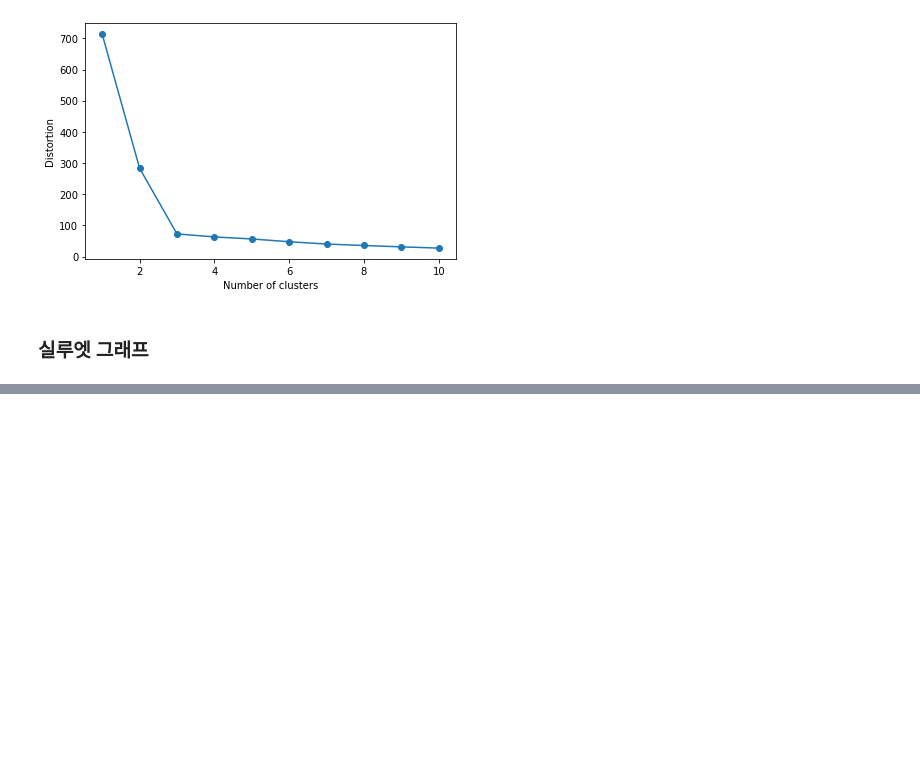
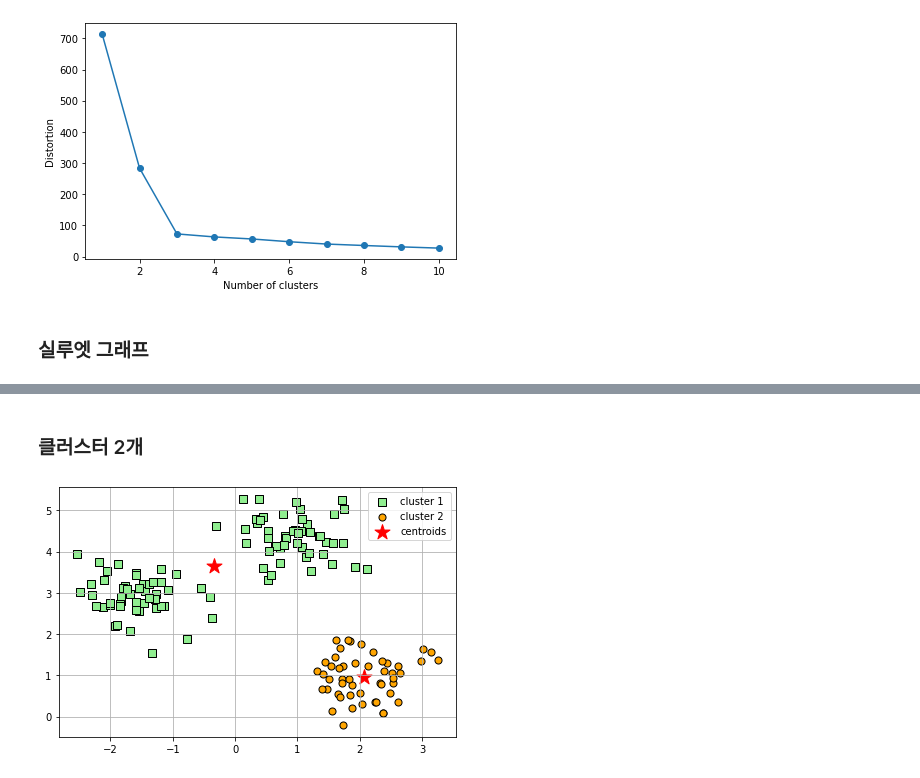
Before and after one commit to updaun/PythonBasic, a Jupyter notebook: jupyter_notebooks/AI_Military_Academy/K_means_example.ipynb, the cells around one changed output, grey strips where cells are left out. Cells and saved outputs as stored; diff of their text form; code cells hidden in the pictures; blank space fills up the shorter version.

```diff
--- a/jupyter_notebooks/AI_Military_Academy/K_mean_example.ipynb
+++ b/jupyter_notebooks/AI_Military_Academy/K_means_example.ipynb
@@ -106,0 +151,34 @@ silhouette_vals = silhouette_samples(X, y_km, metric='euclidean')
+# %% [markdown]
+### 클러스터 2개
+# %%
+km = KMeans(n_clusters = 2,      # 클러스터 개수
+       init = 'k-means++',   # k평균++ 알고리즘 설정
+       n_init=10,            # 각각의 센트로이드에서 독립적으로 몇 번을 실행하여 가장 낮은 제곱 오차합 값을 찾아냄
+       max_iter=300,         # 2번째와 3번째 과정을 최대 몇번까지 반복할 것인지 설정
+        tol = 1e-04,         # 허용 오차 값에 도달하면 일찍 종료
+        random_state=0)
+y_km = km.fit_predict(X)
+
+plt.scatter(X[y_km == 0,0],
+           X[y_km == 0,1],
+           s=50,
+           c='lightgreen',
+           edgecolor='black',
+           marker='s',
+           label='cluster 1')
+plt.scatter(X[y_km == 1,0],
+           X[y_km == 1,1],
+           s=50,
+           c='orange',
+           edgecolor='black',
+           marker='o',
+           label='cluster 2')
+
+plt.scatter(km.cluster_centers_[:,0], km.cluster_centers_[:,1],
+           s = 250, marker='*', c='red', label='centroids')
+plt.legend()
+plt.grid()
+plt.tight_layout()
+plt.show()
+# %% [output]
+[figure, added]
```
Also changed, not shown: parts of 4 cells of this notebook, 1 other file.
